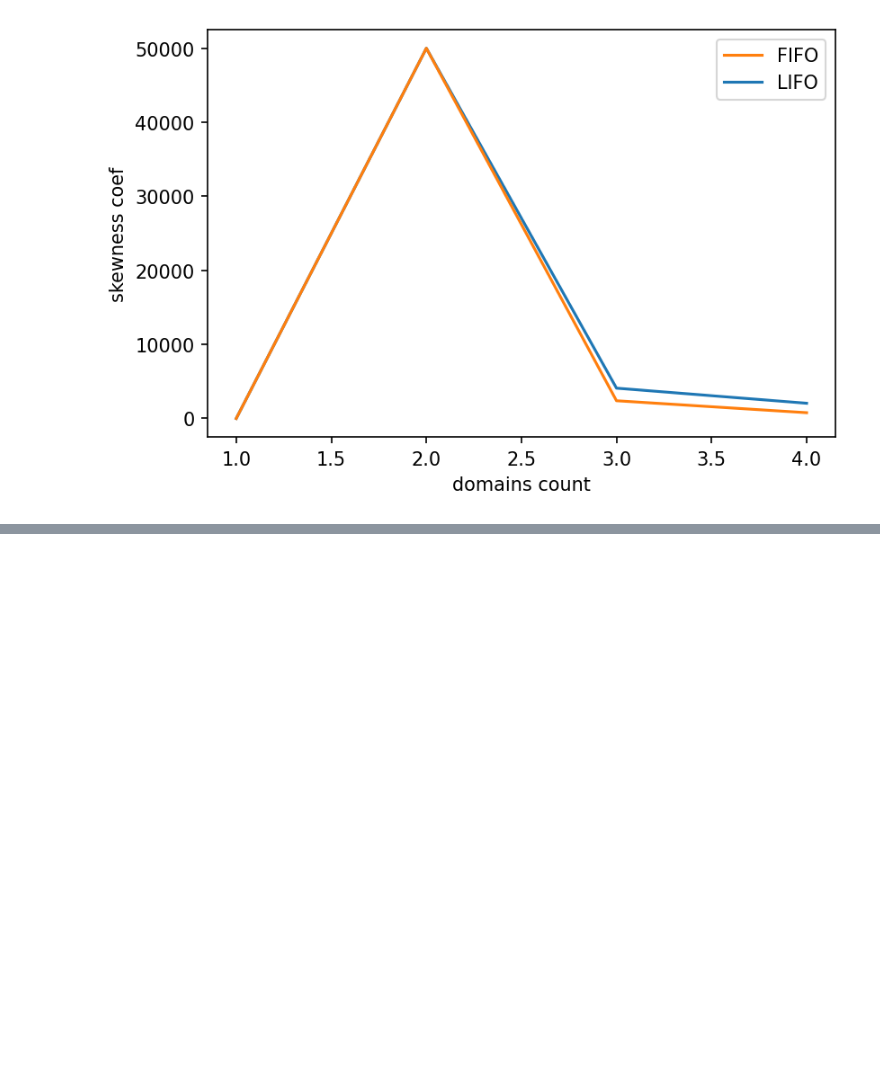
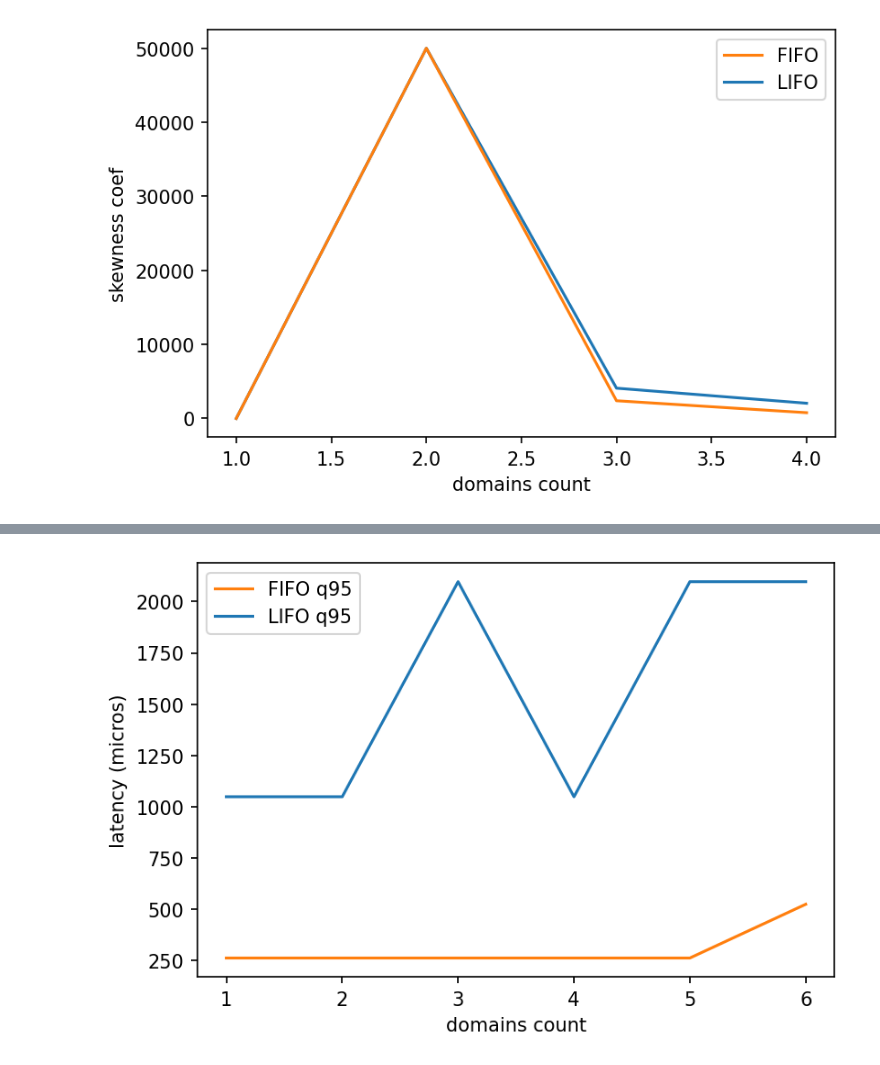
Before and after one commit to bartoszmodelski/ebsl, a Jupyter notebook: evaluation/run-benchmarks.py.ipynb, the cells around one changed output, grey strips where cells are left out. Saved outputs shown, nothing was run; the diff lists cells and outputs as text; code cells hidden in the pictures; blank space fills up the shorter version.

```diff
--- a/evaluation/run-benchmarks.py.ipynb
+++ b/evaluation/run-benchmarks.py.ipynb
@@ -149,0 +208,11 @@ plt.show()
+# %%
+fig, ax = plt.subplots()
+line_lifo_q95, = ax.plot(x, lifo_q95_latency, label='LIFO q95')
+line_fifo_q95, = ax.plot(x, fifo_q95_latency, label='FIFO q95')
+ax.legend(handles=[line_fifo_q95, line_lifo_q95])
+
+plt.xlabel('domains count')
+plt.ylabel('latency (micros)')
+plt.show()
+# %% [output]
+[figure, added]
```
Also changed, not shown: parts of 22 cells of this notebook, 3 other files.
